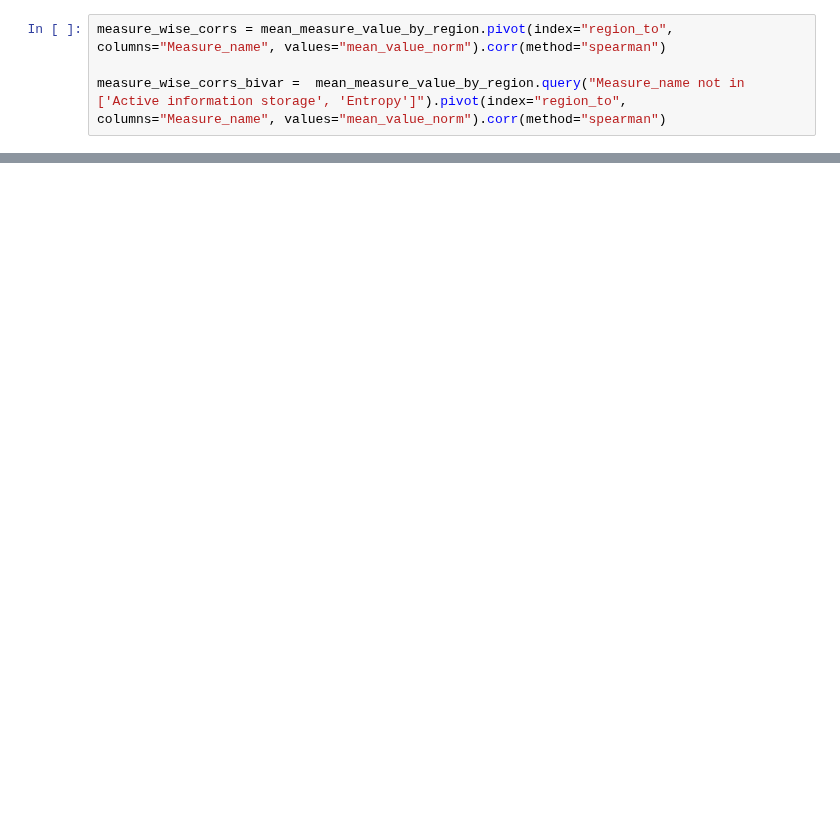
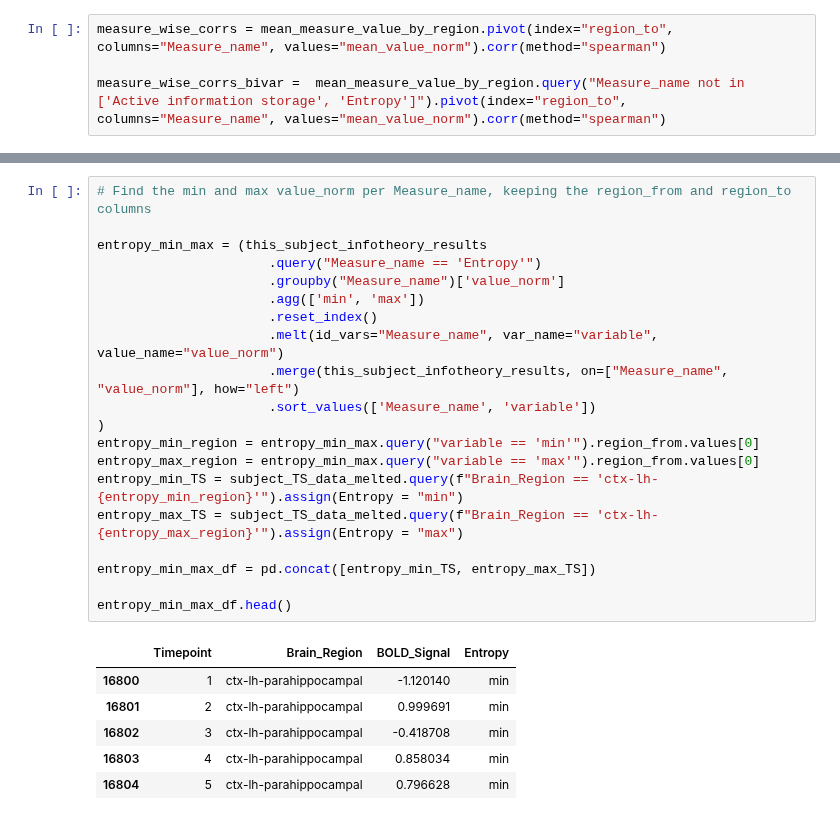
Before and after one commit to anniegbryant/info_theory_visuals, a Jupyter notebook: empirical_analysis/compute_infotheory_SPIs.ipynb, the cells around one changed output, grey strips where cells are left out. Saved outputs shown, nothing was run; the diff lists cells and outputs as text; blank space fills up the shorter version.

```diff
--- a/empirical_analysis/compute_infotheory_SPIs.ipynb
+++ b/empirical_analysis/compute_infotheory_SPIs.ipynb
@@ -386,0 +389,27 @@ The input is a data frame-like object, convert it to a matrix.
+# %%
+# Find the min and max value_norm per Measure_name, keeping the region_from and region_to columns
+
+entropy_min_max = (this_subject_infotheory_results
+                      .query("Measure_name == 'Entropy'")
+                      .groupby("Measure_name")['value_norm']
+                      .agg(['min', 'max'])
+                      .reset_index()
+                      .melt(id_vars="Measure_name", var_name="variable", value_name="value_norm")
+                      .merge(this_subject_infotheory_results, on=["Measure_name", "value_norm"], how="left")
+                      .sort_values(['Measure_name', 'variable'])
+)
+entropy_min_region = entropy_min_max.query("variable == 'min'").region_from.values[0]
+entropy_max_region = entropy_min_max.query("variable == 'max'").region_from.values[0]
+entropy_min_TS = subject_TS_data_melted.query(f"Brain_Region == 'ctx-lh-{entropy_min_region}'").assign(Entropy = "min")
+entropy_max_TS = subject_TS_data_melted.query(f"Brain_Region == 'ctx-lh-{entropy_max_region}'").assign(Entropy = "max")
+
+entropy_min_max_df = pd.concat([entropy_min_TS, entropy_max_TS])
+
+entropy_min_max_df.head()
+# %% [output]
+|  | Timepoint | Brain_Region | BOLD_Signal | Entropy |
+| 16800 | 1 | ctx-lh-parahippocampal | -1.120140 | min |
+| 16801 | 2 | ctx-lh-parahippocampal | 0.999691 | min |
+| 16802 | 3 | ctx-lh-parahippocampal | -0.418708 | min |
+| 16803 | 4 | ctx-lh-parahippocampal | 0.858034 | min |
+| 16804 | 5 | ctx-lh-parahippocampal | 0.796628 | min |
```
Also changed, not shown: parts of 9 cells of this notebook, 27 other files.
